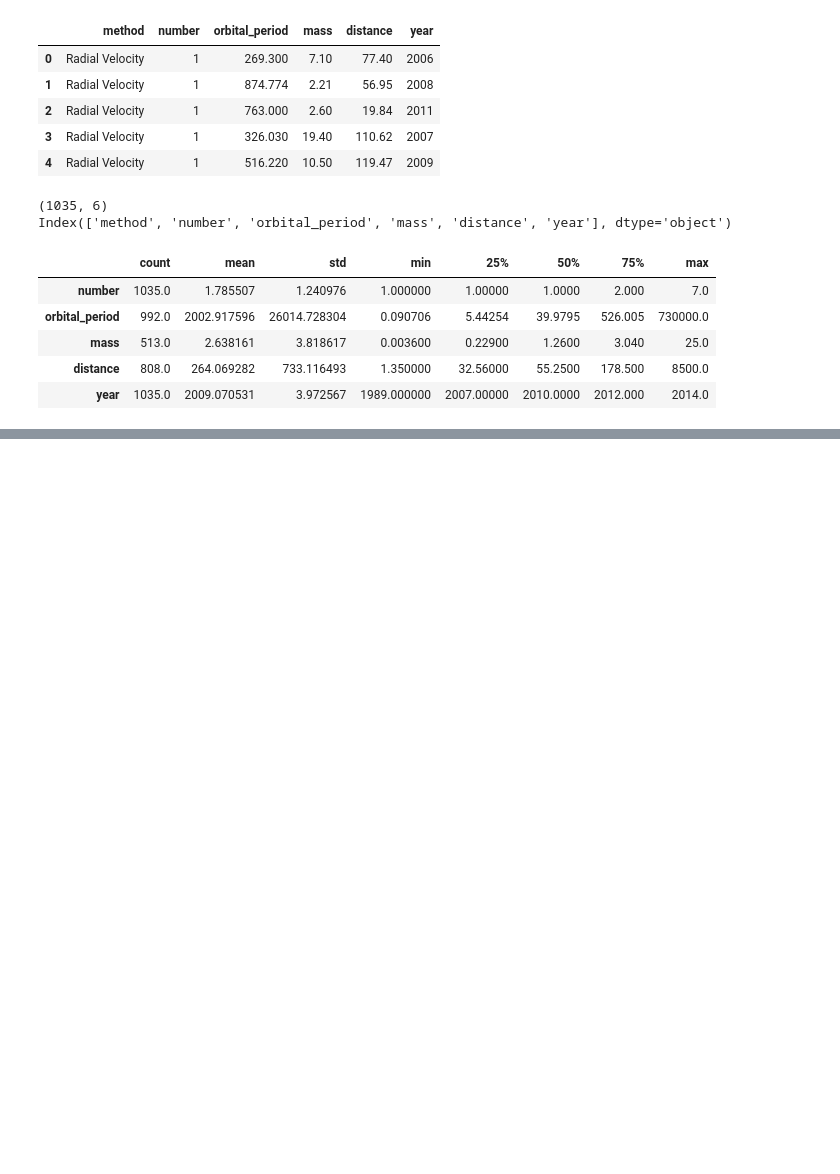
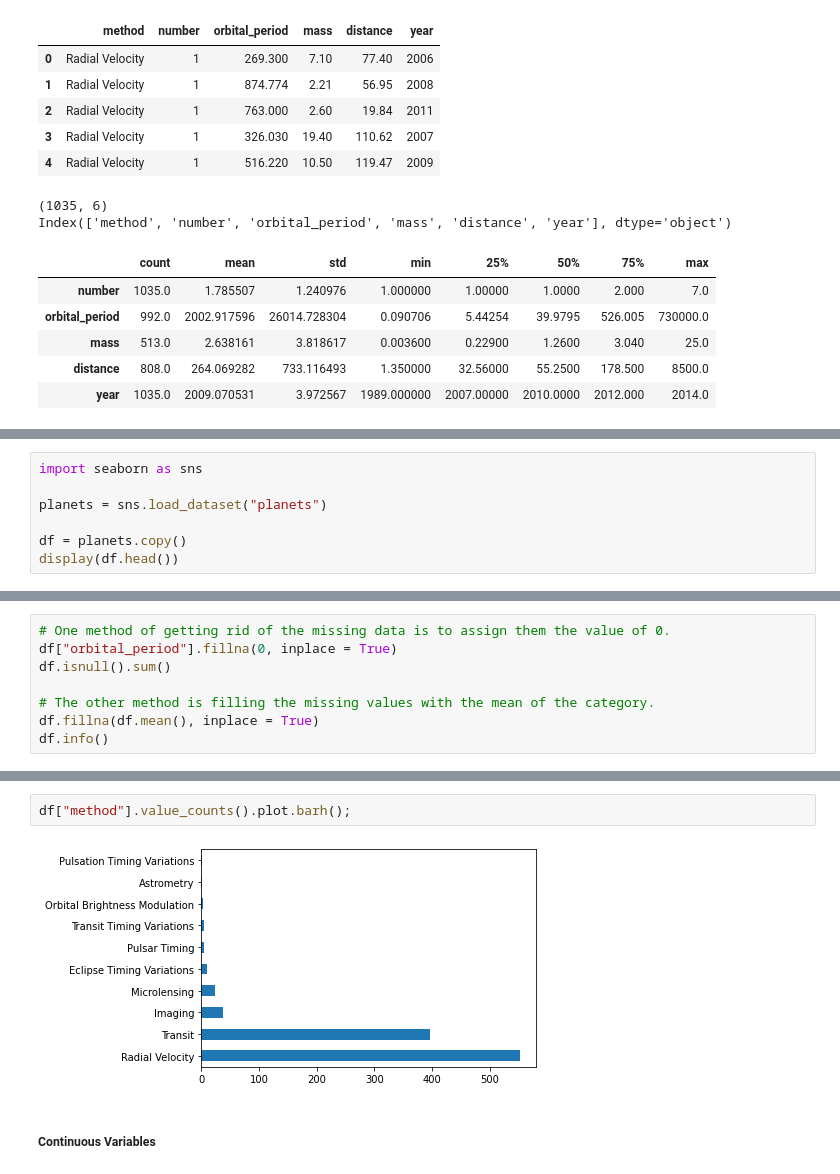
Before and after one commit to SparrowHere/Python-Self-Study-Notebook, a Jupyter notebook: Python Programming Basics.ipynb, the cells around one changed output, grey strips where cells are left out. Drawn from its saved outputs; the diff is of its cells as text; blank space fills up the shorter version.

```diff
--- a/Python Programming Basics.ipynb
+++ b/Python Programming Basics.ipynb
@@ -4988,0 +4991,7 @@ Index(['method', 'number', 'orbital_period', 'mass', 'distance', 'year'], dtype=
+# %%
+import seaborn as sns
+
+planets = sns.load_dataset("planets")
+
+df = planets.copy()
+display(df.head())
@@ -4988,0 +5019,8 @@ Index(['method', 'number', 'orbital_period', 'mass', 'distance', 'year'], dtype=
+# %%
+# One method of getting rid of the missing data is to assign them the value of 0.
+df["orbital_period"].fillna(0, inplace = True)
+df.isnull().sum()
+
+# The other method is filling the missing values with the mean of the category.
+df.fillna(df.mean(), inplace = True)
+df.info()
@@ -4988,0 +5084,6 @@ Index(['method', 'number', 'orbital_period', 'mass', 'distance', 'year'], dtype=
+# %%
+df["method"].value_counts().plot.barh();
+# %% [output]
+[figure, added]
+# %% [markdown]
+##### Continuous Variables
```
Also changed, not shown: parts of 37 cells of this notebook.
